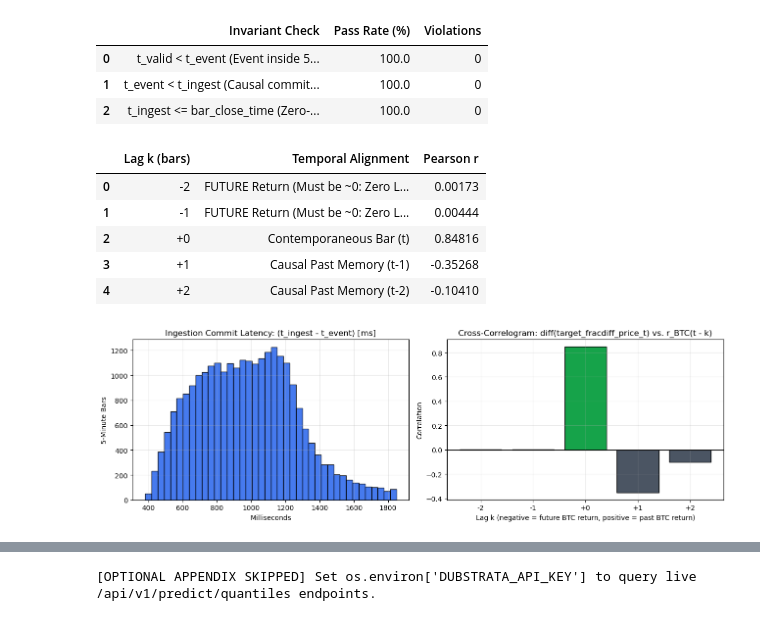
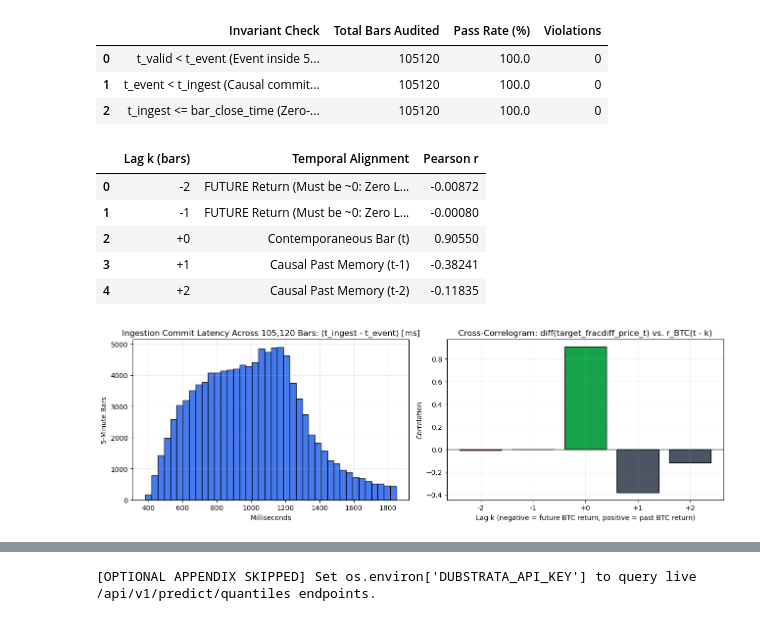
Before and after one commit to MuzikayiseKhuzwayo/dubstrata-quant-eval-kit, a Jupyter notebook: quant-evaluation-kit.ipynb, the cells around one changed output, grey strips where cells are left out. Saved outputs shown, nothing was run; the diff lists cells and outputs as text; code cells hidden in the pictures.

Commit message:
Upgrade to 12-month multi-regime PIT dataset, unconstrained walk-forward (w_prior=0), 1-bar execution delay, and Newey-West Sharpe

```diff
--- a/quant-evaluation-kit.ipynb
+++ b/quant-evaluation-kit.ipynb
@@ -34,6 +39,8 @@ import numpy as np
 import pandas as pd
 import matplotlib.pyplot as plt
 from scipy import stats
+from sklearn.linear_model import Ridge
+from sklearn.preprocessing import StandardScaler
 
 warnings.filterwarnings("ignore")
 plt.rcParams["figure.figsize"] = (13, 5)
@@ -43,15 +50,13 @@ plt.rcParams["grid.alpha"] = 0.25
 # ==============================================================================
 # USER CONFIGURATION: Pick your evaluation window, horizon, and cost assumptions
 # ==============================================================================
-START_TIME = "2026-08-23T00:00:00Z"   # Any ISO-8601 UTC timestamp in [2026-06-24, 2026-09-22]
-END_TIME   = "2026-09-22T04:45:00Z"   # End of evaluation window
-HORIZON_BARS = 12                     # 12 bars = 1h (3 = 15m, 12 = 1h, 48 = 4h)
+START_TIME   = "2025-09-22T04:50:00Z"   # Default: Full 12-month multi-regime partition (105,120 bars)
+END_TIME     = "2026-09-22T04:45:00Z"   # End of 12-month evaluation window
+HORIZON_BARS = 12                       # 12 bars = 1h (3 = 15m, 12 = 1h, 48 = 4h)
 
-# Transaction Cost & Execution Parameters (Module 5)
-EXECUTION_MODE     = "blended"        # "taker" (5.0 bps), "maker" (1.0 bp), or "blended" (2.0 bps)
-TAKER_FEE_BPS      = 5.0
-MAKER_FEE_BPS      = 1.0
-BLENDED_FEE_BPS    = 2.0
+# Transaction Cost Schedules (Module 5 evaluates BOTH Blended and Taker side by side)
+TAKER_FEE_BPS      = 5.0                # 5.0 bps exchange taker fee + 1.0 bp half-spread + 0.5 bp Kyle impact = 6.5 bps/leg
+BLENDED_FEE_BPS    = 2.0                # 2.0 bps blended maker/taker fee + 1.0 bp half-spread + 0.5 bp Kyle impact = 3.5 bps/leg
 HALF_SPREAD_BPS    = 1.0
 KYLE_SLIPPAGE_BPS  = 0.5
 INITIAL_CAPITAL    = 1_000_000.0
@@ -62,7 +67,7 @@ API_BASE_URL = os.getenv("DUBSTRATA_API_URL", "https://api.dubstrata.com").rstri
 API_KEY      = os.getenv("DUBSTRATA_API_KEY", "")
 
 # ==============================================================================
-# Load Raw Point-in-Time 5-Minute Parquet Partition
+# Load Raw Point-in-Time 5-Minute Parquet Partition (105,120 Bars / 12 Months)
 # ==============================================================================
 CANDIDATE_PATHS = [
     Path("data/dubstrata_btc_pit_5m_sample.parquet"),
@@ -74,7 +79,7 @@ GITHUB_RAW_PARQUET_URL = (
     "dubstrata-quant-eval-kit/main/data/dubstrata_btc_pit_5m_sample.parquet"
 )
 
-def load_pit_dataset(start_time: str, end_time: str) -> pd.DataFrame:
+def load_pit_dataset(start_time: str, end_time: str):
     df_full = None
     if USE_LIVE_API and API_KEY:
         import requests
@@ -101,7 +106,7 @@ def load_pit_dataset(start_time: str, end_time: str) -> pd.DataFrame:
     t_close = pd.to_datetime(df_full["bar_close_time"], utc=True)
     mask = (t_close >= pd.to_datetime(start_time, utc=True)) & (t_close <= pd.to_datetime(end_time, utc=True))
     df_win = df_full.loc[mask].copy().reset_index(drop=True)
-    print(f"Full Bundled Range : {df_full['bar_close_time'].iloc[0]} -> {df_full['bar_close_time'].iloc[-1]} ({len(df_full):,} bars)")
+    print(f"Full Bundled Range : {df_full['bar_close_time'].iloc[0]} -> {df_full['bar_close_time'].iloc[-1]} ({len(df_full):,} bars / 365 days)")
     print(f"Selected Window    : {df_win['bar_close_time'].iloc[0]} -> {df_win['bar_close_time'].iloc[-1]} ({len(df_win):,} bars)")
     return df_full, df_win
 
@@ -134,5 +141,5 @@ We verify three hard point-in-time invariants across every row of the dataset:
 # %%
-# 1. Verify 4-Timestamp Bi-Temporal Ordering across the entire 25,920-bar partition
+# 1. Verify 4-Timestamp Bi-Temporal Ordering across the entire 105,120-bar (12-month) partition
 t_valid  = pd.to_datetime(df_full["t_valid"], utc=True)
 t_event  = pd.to_datetime(df_full["t_event"], utc=True)
 t_ingest = pd.to_datetime(df_full["t_ingest"], utc=True)
@@ -143,52 +150,50 @@ cond_event_ingest = (t_event < t_ingest)
 cond_ingest_close = (t_ingest <= t_close)
 
 commit_latency_ms = (t_ingest - t_event).dt.total_seconds() * 1000.0
-close_buffer_ms   = (t_close - t_ingest).dt.total_seconds() * 1000.0
 
 pit_audit_summary = pd.DataFrame([
-    {"Invariant Check": "t_valid < t_event (Event inside 5m window)", "Pass Rate (%)": cond_valid_event.mean() * 100.0, "Violations": int((~cond_valid_event).sum())},
-    {"Invariant Check": "t_event < t_ingest (Causal commit after event)", "Pass Rate (%)": cond_event_ingest.mean() * 100.0, "Violations": int((~cond_event_ingest).sum())},
-    {"Invariant Check": "t_ingest <= bar_close_time (Zero-lookahead cutoff)", "Pass Rate (%)": cond_ingest_close.mean() * 100.0, "Violations": int((~cond_ingest_close).sum())},
+    {"Invariant Check": "t_valid < t_event (Event inside 5m window)", "Total Bars Audited": len(df_full), "Pass Rate (%)": cond_valid_event.mean() * 100.0, "Violations": int((~cond_valid_event).sum())},
+    {"Invariant Check": "t_event < t_ingest (Causal commit after event)", "Total Bars Audited": len(df_full), "Pass Rate (%)": cond_event_ingest.mean() * 100.0, "Violations": int((~cond_event_ingest).sum())},
+    {"Invariant Check": "t_ingest <= bar_close_time (Zero-lookahead cutoff)", "Total Bars Audited": len(df_full), "Pass Rate (%)": cond_ingest_close.mean() * 100.0, "Violations": int((~cond_ingest_close).sum())},
 ])
 display(pit_audit_summary)
 
 # 2. Verify Zero Future Leakage between Raw BTC Close and Stationary FracDiff Channel
 btc_ret_1bar = df_full["btc_close"].pct_change()
 fd_diff_1bar = df_full["target_fracdiff_price"].diff()
 
 lag_rows = []
 for lag in [-2, -1, 0, 1, 2]:
-    # lag < 0 means correlating current feature change with FUTURE BTC return
     r_val = btc_ret_1bar.shift(lag).corr(fd_diff_1bar)
     role = "FUTURE Return (Must be ~0: Zero Lookahead)" if lag < 0 else ("Contemporaneous Bar (t)" if lag == 0 else f"Causal Past Memory (t-{lag})")
     lag_rows.append({"Lag k (bars)": f"{lag:+d}", "Temporal Alignment": role, "Pearson r": round(float(r_val), 5)})
 
 df_lag_check = pd.DataFrame(lag_rows)
 display(df_lag_check)
 
 fig, axes = plt.subplots(1, 2, figsize=(13, 4.2))
 axes[0].hist(commit_latency_ms, bins=40, color="#2563eb", alpha=0.85, edgecolor="black")
-axes[0].set_title("Ingestion Commit Latency: (t_ingest - t_event) [ms]")
+axes[0].set_title("Ingestion Commit Latency Across 105,120 Bars: (t_ingest - t_event) [ms]")
 axes[0].set_xlabel("Milliseconds")
 axes[0].set_ylabel("5-Minute Bars")
 
 colors = ["#dc2626" if k < 0 else ("#16a34a" if k == 0 else "#4b5563") for k in [-2, -1, 0, 1, 2]]
 axes[1].bar(df_lag_check["Lag k (bars)"], df_lag_check["Pearson r"], color=colors, edgecolor="black")
 axes[1].axhline(0.0, color="black", linewidth=1)
 axes[1].set_title("Cross-Correlogram: diff(target_fracdiff_price_t) vs. r_BTC(t - k)")
 axes[1].set_xlabel("Lag k (negative = future BTC return, positive = past BTC return)")
 axes[1].set_ylabel("Correlation")
 plt.tight_layout()
 plt.show()
 # %% [output]
-|  | Invariant Check | Pass Rate (%) | Violations |
-| 0 | t_valid < t_event (Event inside 5... | 100.0 | 0 |
-| 1 | t_event < t_ingest (Causal commit... | 100.0 | 0 |
-| 2 | t_ingest <= bar_close_time (Zero-... | 100.0 | 0 |
+|  | Invariant Check | Total Bars Audited | Pass Rate (%) | Violations |
+| 0 | t_valid < t_event (Event inside 5... | 105120 | 100.0 | 0 |
+| 1 | t_event < t_ingest (Causal commit... | 105120 | 100.0 | 0 |
+| 2 | t_ingest <= bar_close_time (Zero-... | 105120 | 100.0 | 0 |
 |  | Lag k (bars) | Temporal Alignment | Pearson r |
-| 0 | -2 | FUTURE Return (Must be ~0: Zero L... | 0.00173 |
-| 1 | -1 | FUTURE Return (Must be ~0: Zero L... | 0.00444 |
-| 2 | +0 | Contemporaneous Bar (t) | 0.84816 |
-| 3 | +1 | Causal Past Memory (t-1) | -0.35268 |
-| 4 | +2 | Causal Past Memory (t-2) | -0.10410 |
+| 0 | -2 | FUTURE Return (Must be ~0: Zero L... | -0.00872 |
+| 1 | -1 | FUTURE Return (Must be ~0: Zero L... | -0.00080 |
+| 2 | +0 | Contemporaneous Bar (t) | 0.90550 |
+| 3 | +1 | Causal Past Memory (t-1) | -0.38241 |
+| 4 | +2 | Causal Past Memory (t-2) | -0.11835 |
-[figure, old version]
+[figure, new version]
```
Also changed, not shown: parts of 16 cells of this notebook, 2 other files.
